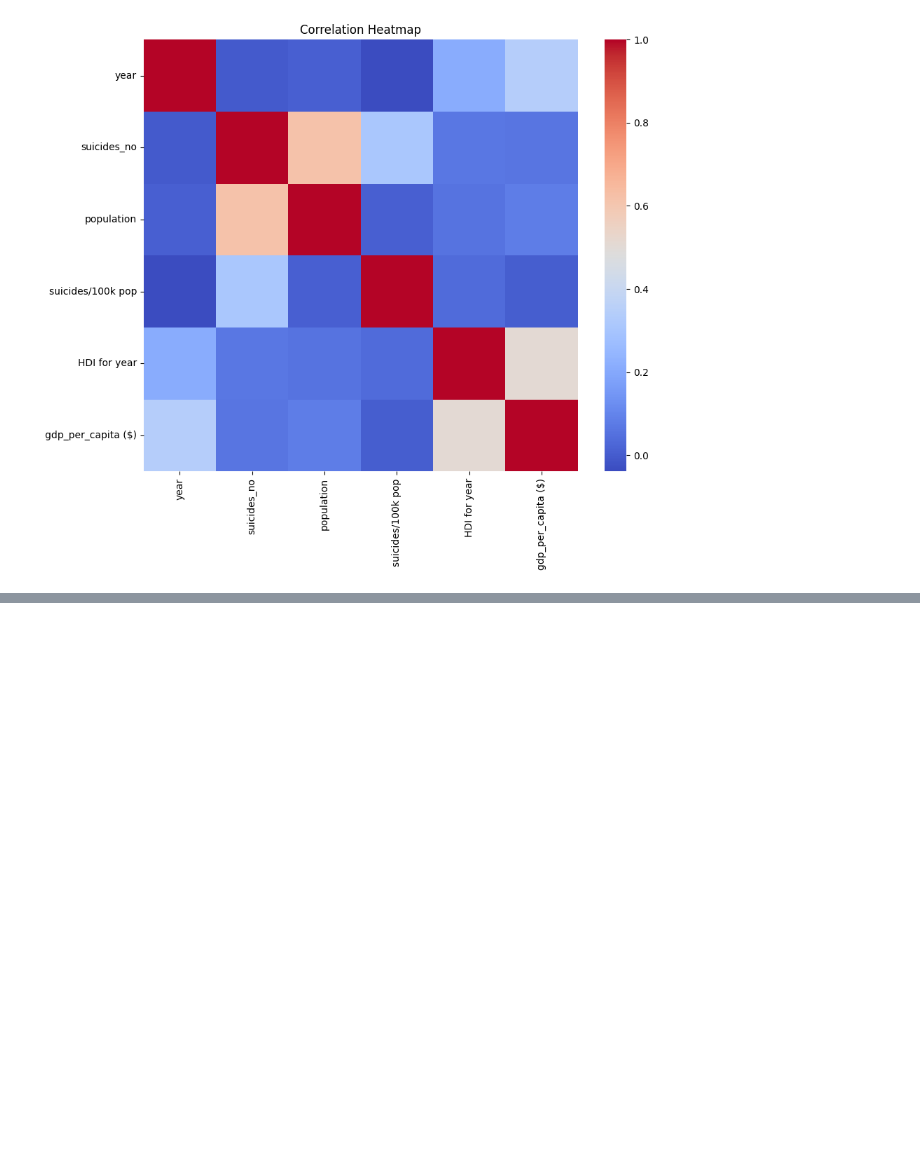
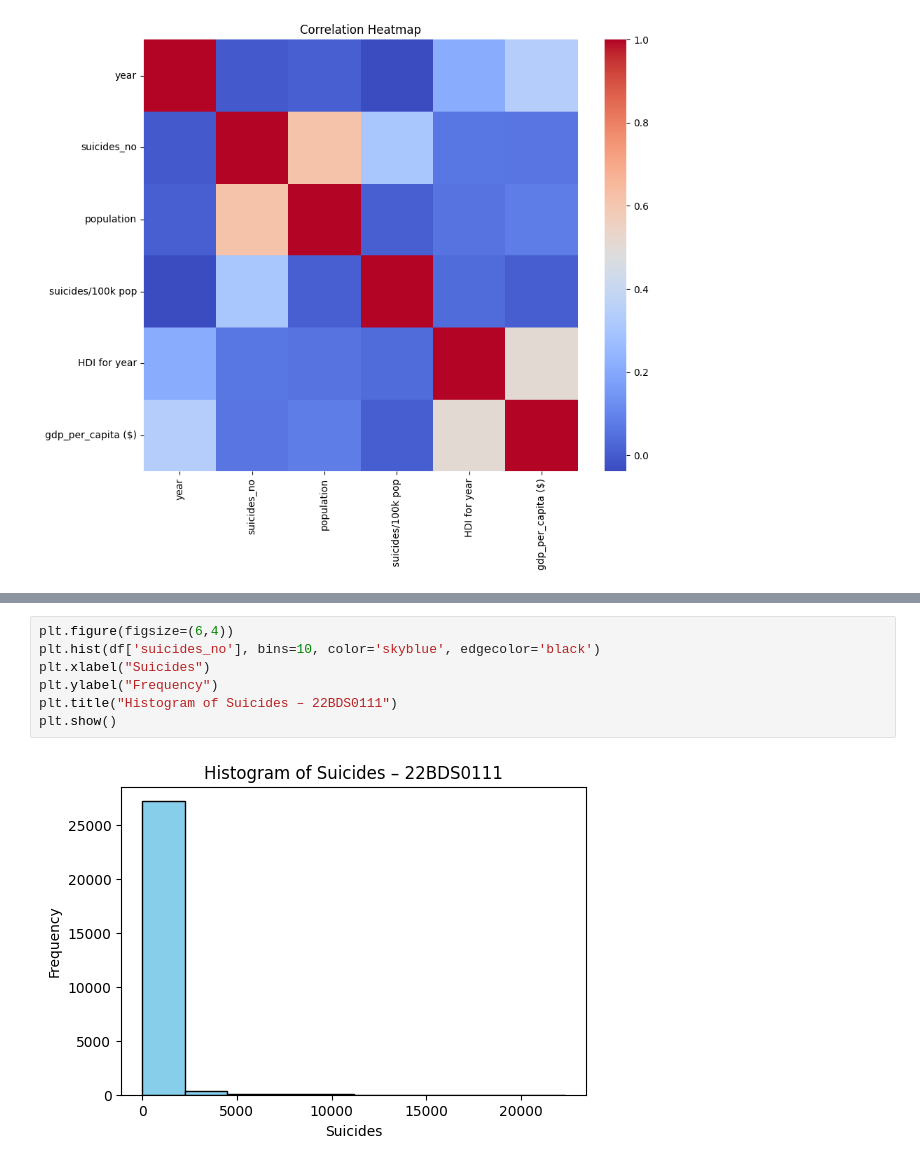
Before and after one commit to Ashwin-S-Narayanan-2005/BCSE331L-Exploratory-Data-Analysis-Course-Project, a Jupyter notebook: 22BDS0111.ipynb, the cells around one changed output, grey strips where cells are left out. Drawn from its saved outputs; the diff is of its cells as text; blank space fills up the shorter version.

```diff
--- a/22BDS0111.ipynb
+++ b/22BDS0111.ipynb
@@ -200,0 +295,9 @@ plt.show()
+# %%
+plt.figure(figsize=(6,4))
+plt.hist(df['suicides_no'], bins=10, color='skyblue', edgecolor='black')
+plt.xlabel("Suicides")
+plt.ylabel("Frequency")
+plt.title("Histogram of Suicides – 22BDS0111")
+plt.show()
+# %% [output]
+[figure, added]
```
Also changed, not shown: parts of 37 cells of this notebook.
